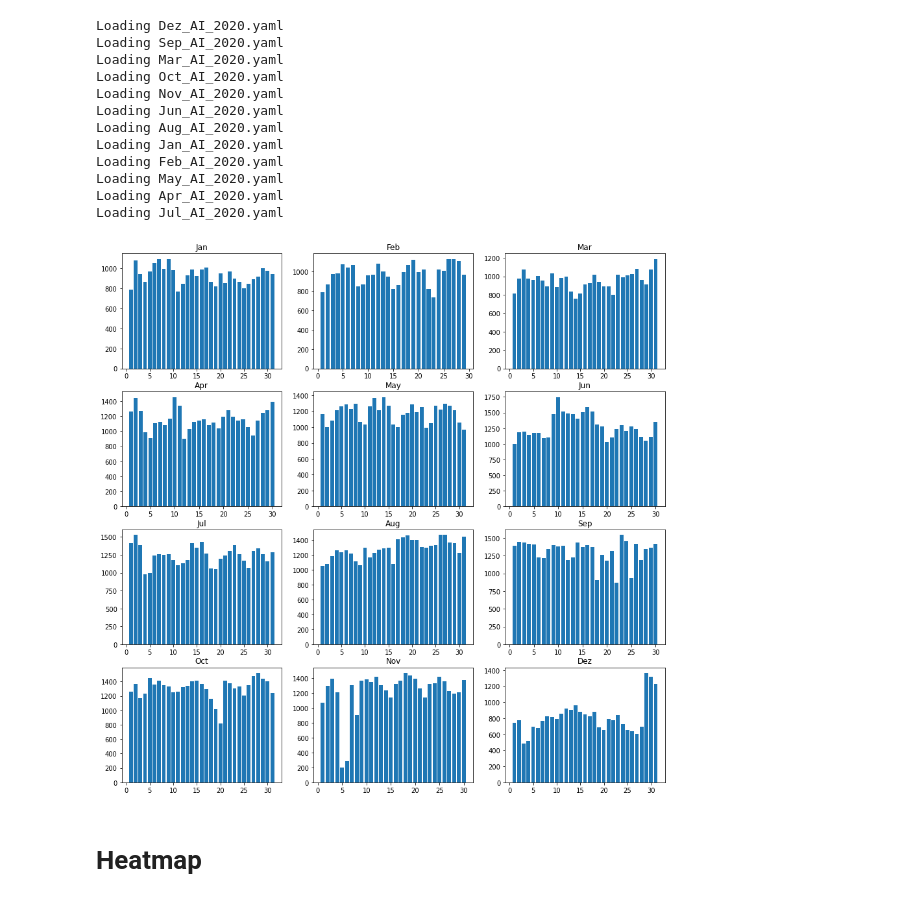
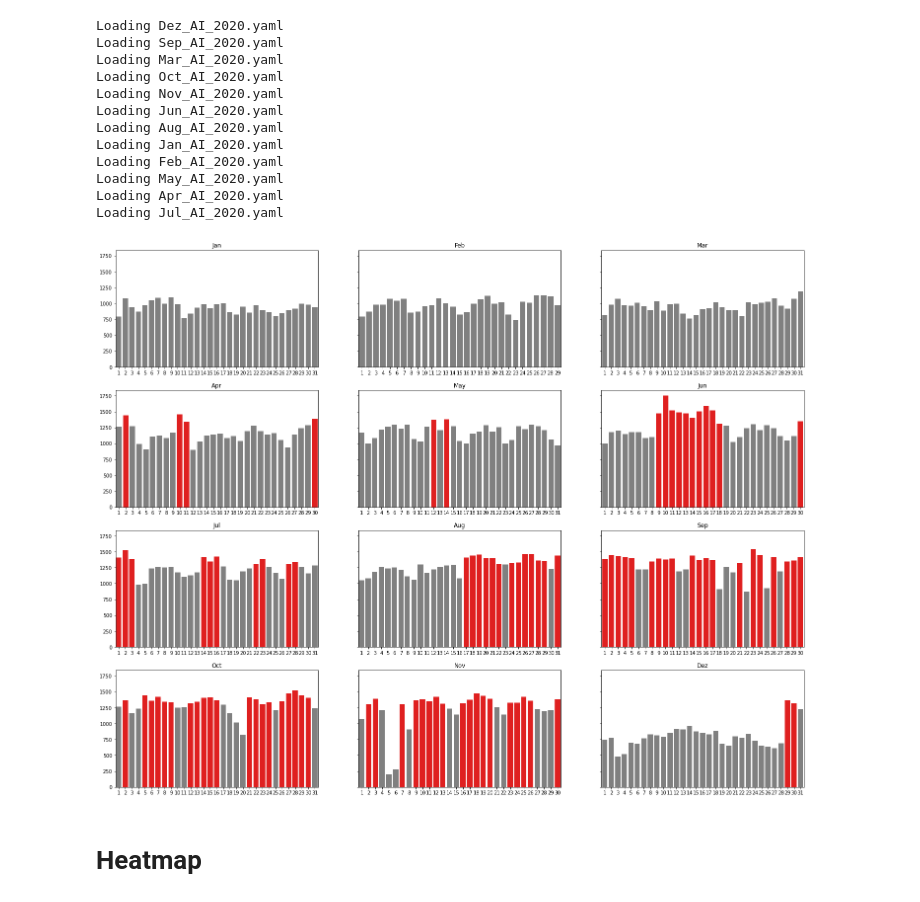
Before and after one commit to rmatschke/AI_public_discourse_on_reddit, a Jupyter notebook: PlottingResults.ipynb, the cells around one changed output. Cells and saved outputs as stored; diff of their text form; code cells hidden in the pictures.

Commit message:
new plots 🖼

```diff
--- a/PlottingResults.ipynb
+++ b/PlottingResults.ipynb
@@ -73,21 +75,28 @@ for month in months:
     data_array.append(getOverallCount(data[month]))
     counted_data[month] = getOverallCount(data[month])
 # %%
-fig,axs = plt.subplots(4,3, figsize=(15,15))
+fig,axs = plt.subplots(4,3, figsize=(25,20), sharey=True)
 monthcount = 0
 for ax in axs:
-    ax[0].bar(np.arange(1,len(data_array[monthcount])+1),height=data_array[monthcount])
+    #ax[0].bar(np.arange(1,len(data_array[monthcount])+1),height=data_array[monthcount])
+    clrs = ['grey' if (x < 1300) else 'red' for x in data_array[monthcount]]
+
+    sns.barplot(ax=ax[0],x=np.arange(1,len(data_array[monthcount])+1),y=data_array[monthcount], palette=clrs)
     ax[0].set_title(months[monthcount])
     monthcount += 1
-    ax[1].bar(np.arange(1,len(data_array[monthcount])+1),height=data_array[monthcount])
+
+    clrs = ['grey' if (x < 1300) else 'red' for x in data_array[monthcount]]
+    sns.barplot(ax=ax[1],x=np.arange(1,len(data_array[monthcount])+1),y=data_array[monthcount], palette=clrs)
     ax[1].set_title(months[monthcount])
     monthcount += 1
-    ax[2].bar(np.arange(1,len(data_array[monthcount])+1),height=data_array[monthcount])
+
+    clrs = ['grey' if (x < 1300) else 'red' for x in data_array[monthcount]]
+    sns.barplot(ax=ax[2],x=np.arange(1,len(data_array[monthcount])+1),y=data_array[monthcount], palette=clrs)
     ax[2].set_title(months[monthcount])
     monthcount += 1
 
-plt.savefig("AllMonths-Length.png")
+plt.savefig("AllMonths-length-sns.png")
 # %% [output]
-[figure, old version]
+[figure, new version]
 # %% [markdown]
 # Heatmap
```
Also changed, not shown: parts of 9 cells of this notebook, 4 other files.
